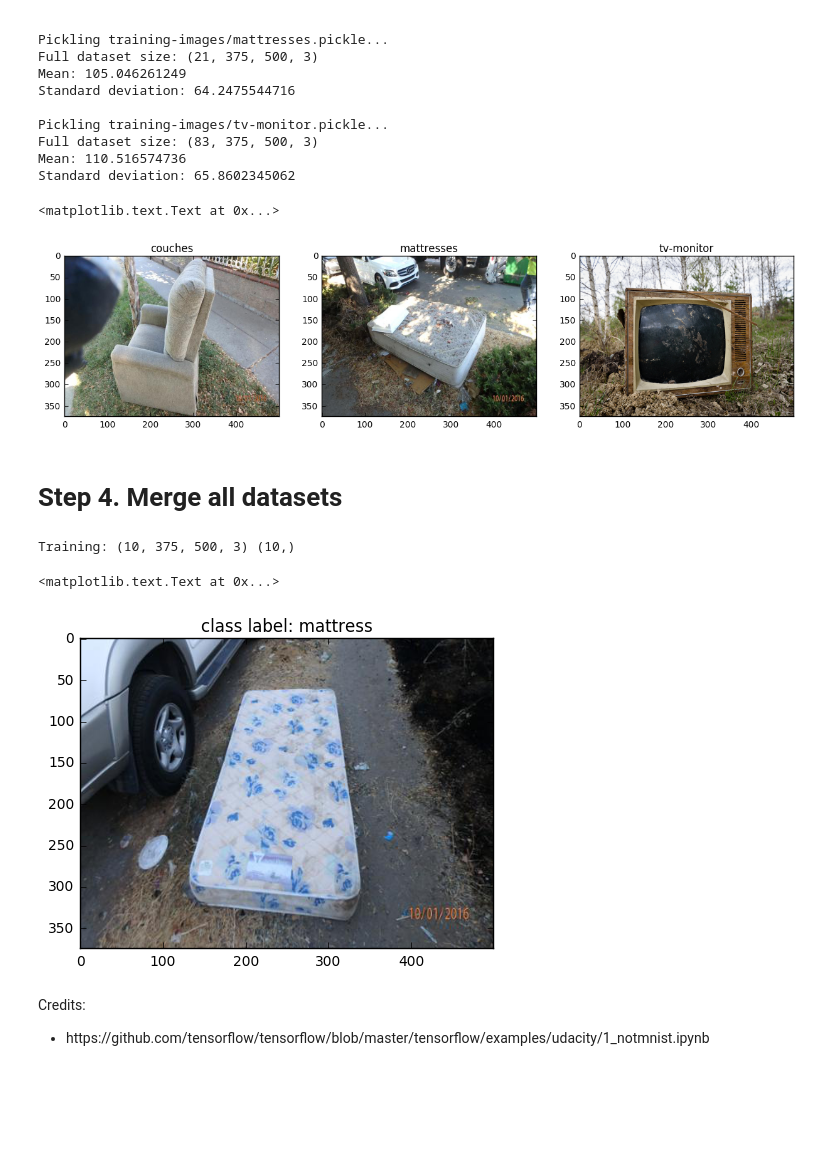
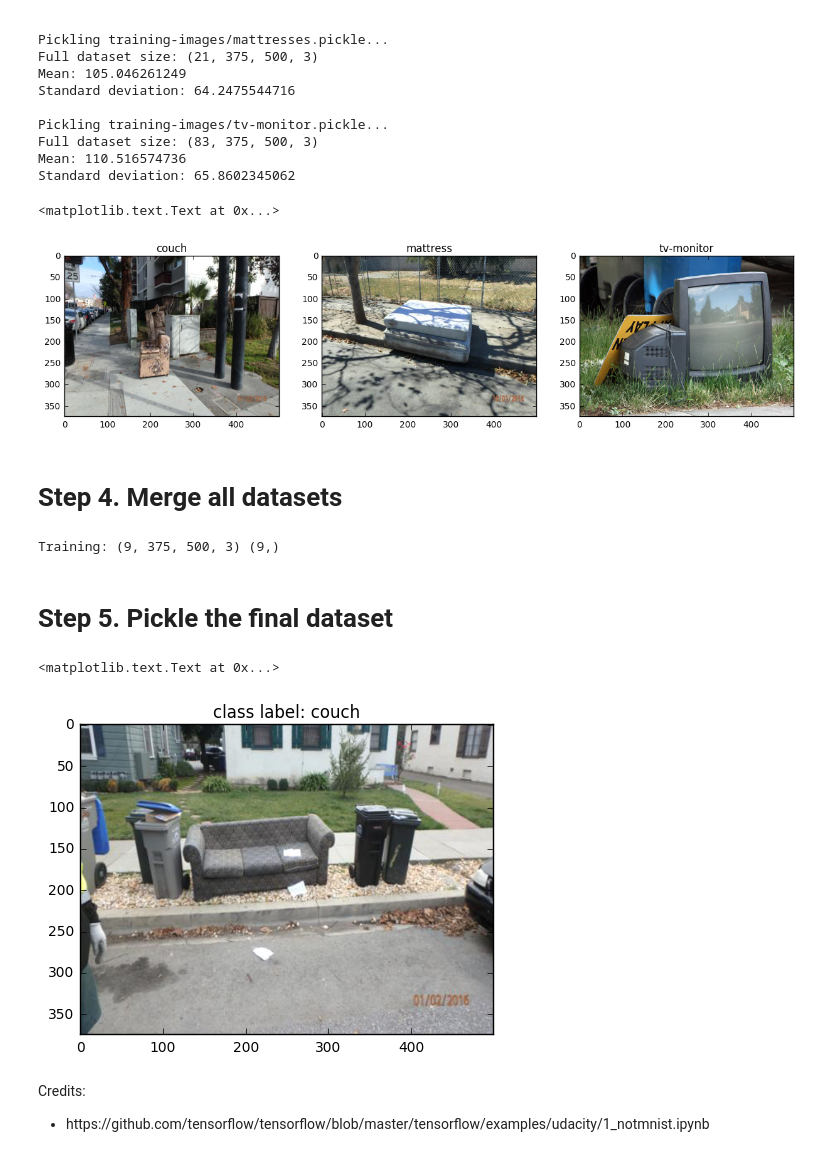
Before and after one commit to Gforky/illegal-dumping-object-detection-engine, a Jupyter notebook: classification-engine.ipynb, the cells around one changed output. Cells and saved outputs as stored; diff of their text form; code cells hidden in the pictures; blank space fills up the shorter version.

Commit message:
added grand pickle code

```diff
--- a/classification-engine.ipynb
+++ b/classification-engine.ipynb
@@ -173,29 +173,32 @@ path_3p = 'training-images/tv-monitor.pickle'
 with open(path_1p, 'rb') as f1:
     train_1 = pickle.load(f1)
     img_1p = train_1[random.randint(0, len(train_1)-1)]
+    del train_1
 with open(path_2p, 'rb') as f2:
     train_2 = pickle.load(f2)
     img_2p = train_2[random.randint(0, len(train_2)-1)]
+    del train_2
 with open(path_3p, 'rb') as f3:
     train_3 = pickle.load(f3)
     img_3p = train_3[random.randint(0, len(train_3)-1)]
+    del train_3
 
 fig = plt.figure(figsize=(15,5))
 
 plt.subplot(131)
 plt.imshow(img_1p)
-plt.title('couches', fontsize=12)
+plt.title('couch', fontsize=12)
 
 plt.subplot(132)
 plt.imshow(img_2p)
-plt.title('mattresses', fontsize=12)
+plt.title('mattress', fontsize=12)
 
 plt.subplot(133)
 plt.imshow(img_3p)
 plt.title('tv-monitor', fontsize=12)
 # %% [output]
 <matplotlib.text.Text at 0x...>
-[figure, old version]
+[figure, new version]
 # %% [markdown]
 # Step 4. Merge all datasets
 # %%
@@ -214,6 +217,7 @@ def merge_datasets(pickle_files, train_size):
                 item_set = pickle.load(f)
                 np.random.shuffle(item_set)
                 train_item = item_set[:train_size_per_class, :, :]
+                del item_set
                 train_dataset[train_offset:train_offset+train_size_per_class, :, :] = train_item
                 train_labels[train_offset:train_offset+train_size_per_class] = label
                 train_offset += train_size_per_class
@@ -224,22 +228,35 @@ def merge_datasets(pickle_files, train_size):
 train_size = 10
 #test_size = 10000
 
-train_features, train_labels = merge_datasets(train_datasets, train_size)
+train_features, train_labels = merge_datasets(train_datasets, train_size) # last label is wrong
 #_, _, test_dataset, test_labels = merge_datasets(test_datasets, test_size)
+train_features, train_labels = train_features[:-1], train_labels[:-1]
 
 print('Training:', train_features.shape, train_labels.shape)
 # print('Testing:', test_dataset.shape, test_labels.shape)
 # %% [output]
-Training: (10, 375, 500, 3) (10,)
+Training: (9, 375, 500, 3) (9,)
+# %% [markdown]
+# Step 5. Pickle the final dataset
 # %%
+train = {}
+train['features'], train['label'] = train_features, train_labels
+
+with open('train.pickle', 'wb') as f4:
+    pickle.dump(train, f4, protocol=pickle.HIGHEST_PROTOCOL)
+with open('train.pickle', 'rb') as f5:
+    data = pickle.load(f5)
+    X_train, y_train = data['features'], data['label']
+
+# test to see if the pickled training dataset is done properly
 class_map = {0:'couch', 1:'mattress', 2:'tv-monitor'}
-rand_int = random.randint(0, len(train_features)-1)
-img_merge = train_features[rand_int]
-plt.imshow(img_merge)
-plt.title('class label: %s' % class_map[train_labels[rand_int]], fontsize=12)
+rand_int = random.randint(0, len(X_train)-1)
+img = X_train[rand_int]
+plt.imshow(img)
+plt.title('class label: %s' % class_map[y_train[rand_int]], fontsize=12)
 # %% [output]
 <matplotlib.text.Text at 0x...>
-[figure, old version]
+[figure, new version]
 # %% [markdown]
 Credits:
 <ul>
```
Also changed, not shown: parts of 1 cell of this notebook, 2 other files.
